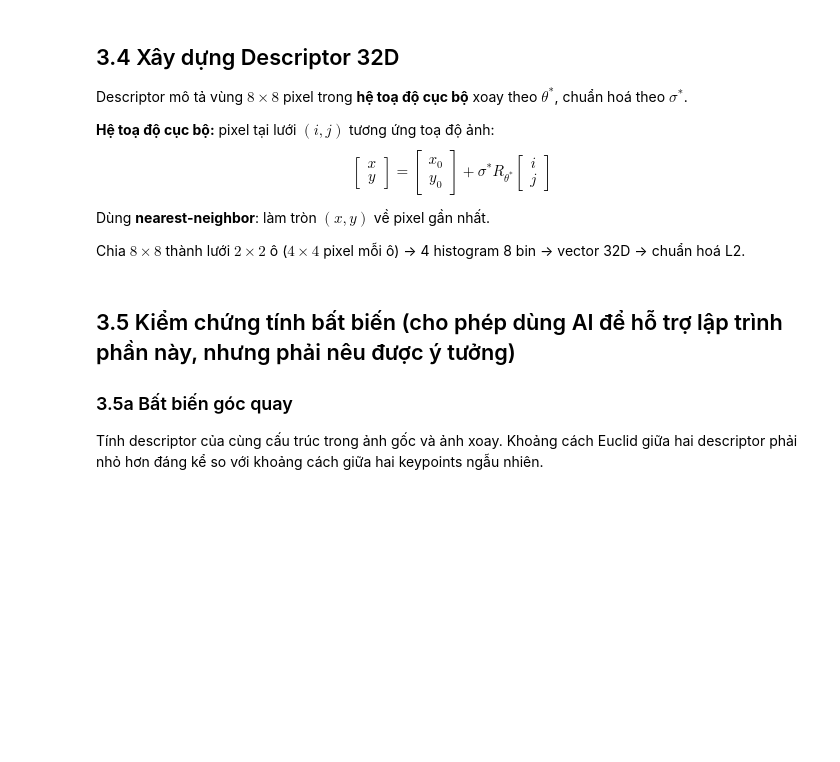
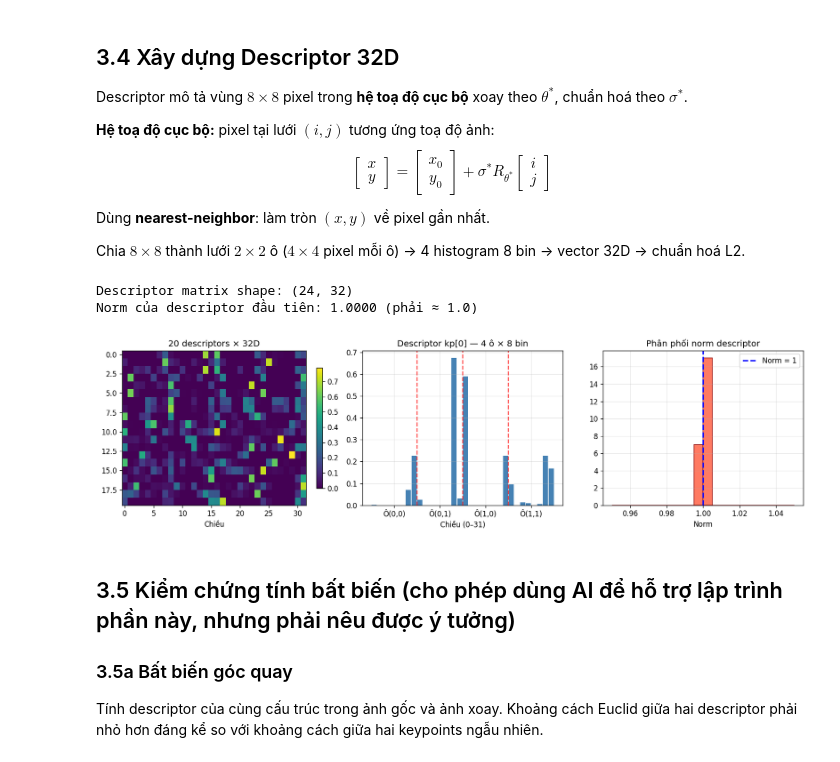
Before and after one commit to 208dongpha/CV, a Jupyter notebook: assignment_starter-2.ipynb, the cells around one changed output. Drawn from its saved outputs; the diff is of its cells as text; code cells hidden in the pictures; blank space fills up the shorter version.

```diff
--- a/assignment_starter-2.ipynb
+++ b/assignment_starter-2.ipynb
@@ -1345,7 +1497,45 @@ def compute_descriptors(keypoints_oriented, gaussians, sigmas,
         for i in range(-half, half):
             for j in range(-half, half):
                 # TODO:
+                # Toạ độ ảnh sau khi scale và rotate
+                x = c0 + sigma_s * (cos_t * j - sin_t * i)
+                y = r0 + sigma_s * (sin_t * j + cos_t * i)
 
+                x = int(round(x))
+                y = int(round(y))
+
+                # Bỏ qua nếu ra ngoài ảnh
+                if x <= 0 or x >= W - 1 or y <= 0 or y >= H - 1:
+                    continue
+
+                # Gradient (central difference)
+                gx = L[y, x + 1] - L[y, x - 1]
+                gy = L[y - 1, x] - L[y + 1, x]
+
+                magnitude = np.sqrt(gx * gx + gy * gy)
+
+                angle = np.degrees(np.arctan2(gy, gx))
+                angle = (angle - theta) % 360.0
+
+                # Xác định cell trong lưới 2×2
+                cell_r = (i + half) // patch_per_cell
+                cell_c = (j + half) // patch_per_cell
+
+                if (cell_r < 0 or cell_r >= grid_size or
+                    cell_c < 0 or cell_c >= grid_size):
+                    continue
+
+                # Histogram bin
+                bin_idx = int(angle // bin_width)
+                bin_idx = min(bin_idx, n_bins - 1)
+
+                grid_hist[cell_r, cell_c, bin_idx] += magnitude
+
+        desc = grid_hist.reshape(-1)
+
+        norm = np.linalg.norm(desc)
+        if norm > 1e-12:
+            desc = desc / norm
         descriptors.append(desc)
 
     return np.array(descriptors) if descriptors else np.zeros((0, desc_dim))
@@ -1353,34 +1543,38 @@ def compute_descriptors(keypoints_oriented, gaussians, sigmas,
 descriptors = compute_descriptors(keypoints_oriented, gaussians, sigmas)
 print(f'Descriptor matrix shape: {descriptors.shape}')
 print(f'Norm của descriptor đầu tiên: {np.linalg.norm(descriptors[0]):.4f} (phải ≈ 1.0)')
 
 # Visualise descriptor
 if len(descriptors) > 0:
     fig, axes = plt.subplots(1, 3, figsize=(14, 4))
 
     # Heatmap ma trận descriptor
     n_show = min(20, len(descriptors))
     im = axes[0].imshow(descriptors[:n_show], cmap='viridis', aspect='auto')
     axes[0].set_title(f'{n_show} descriptors × 32D'); axes[0].set_xlabel('Chiều')
     plt.colorbar(im, ax=axes[0], fraction=0.03)
 
     # Bar chart descriptor đầu tiên
     axes[1].bar(range(32), descriptors[0], color='steelblue', width=0.9)
     for b in range(1, 4):  # ranh giới 4 ô
         axes[1].axvline(b*8 - 0.5, color='red', lw=1.5, ls='--', alpha=0.7)
     axes[1].set_title('Descriptor kp[0] — 4 ô × 8 bin')
     axes[1].set_xlabel('Chiều (0–31)'); axes[1].grid(True, alpha=0.3)
     axes[1].set_xticks([3.5, 11.5, 19.5, 27.5])
     axes[1].set_xticklabels(['Ô(0,0)', 'Ô(0,1)', 'Ô(1,0)', 'Ô(1,1)'])
 
     # Phân phối norm
     norms = np.linalg.norm(descriptors, axis=1)
-    axes[2].hist(norms, bins=20, color='tomato', edgecolor='darkred', alpha=0.85)
+    axes[2].hist(norms, bins=np.linspace(0.95, 1.05, 21), color='tomato', edgecolor='darkred', alpha=0.85)
     axes[2].set_title('Phân phối norm descriptor'); axes[2].set_xlabel('Norm')
     axes[2].axvline(1.0, color='blue', lw=2, ls='--', label='Norm = 1')
     axes[2].legend(); axes[2].grid(True, alpha=0.3)
 
     plt.tight_layout(); plt.show()
+# %% [output]
+Descriptor matrix shape: (24, 32)
+Norm của descriptor đầu tiên: 1.0000 (phải ≈ 1.0)
+[figure, added]
 # %% [markdown]
 ## 3.5 Kiểm chứng tính bất biến (cho phép dùng AI để hỗ trợ lập trình phần này, nhưng phải nêu được ý tưởng)
 
```
Also changed, not shown: parts of 25 cells of this notebook, 23 other files.
